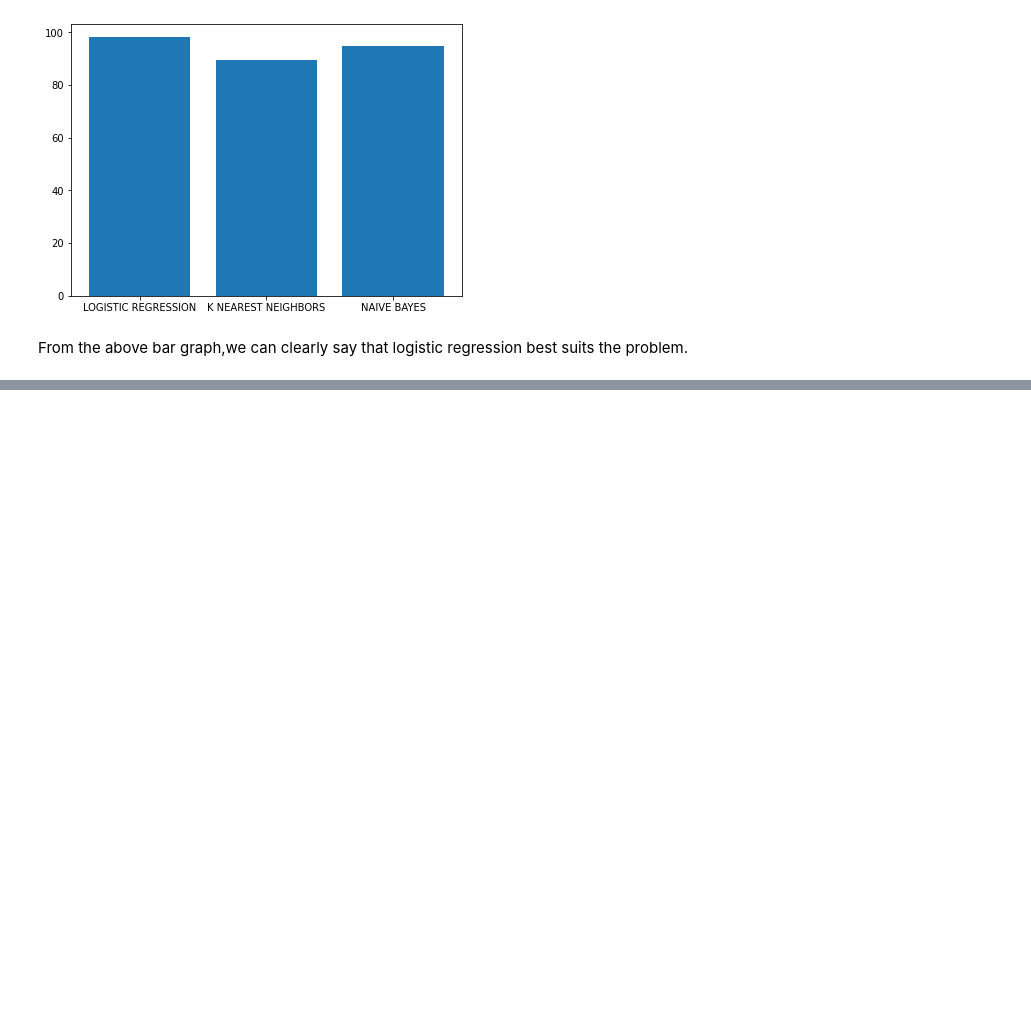
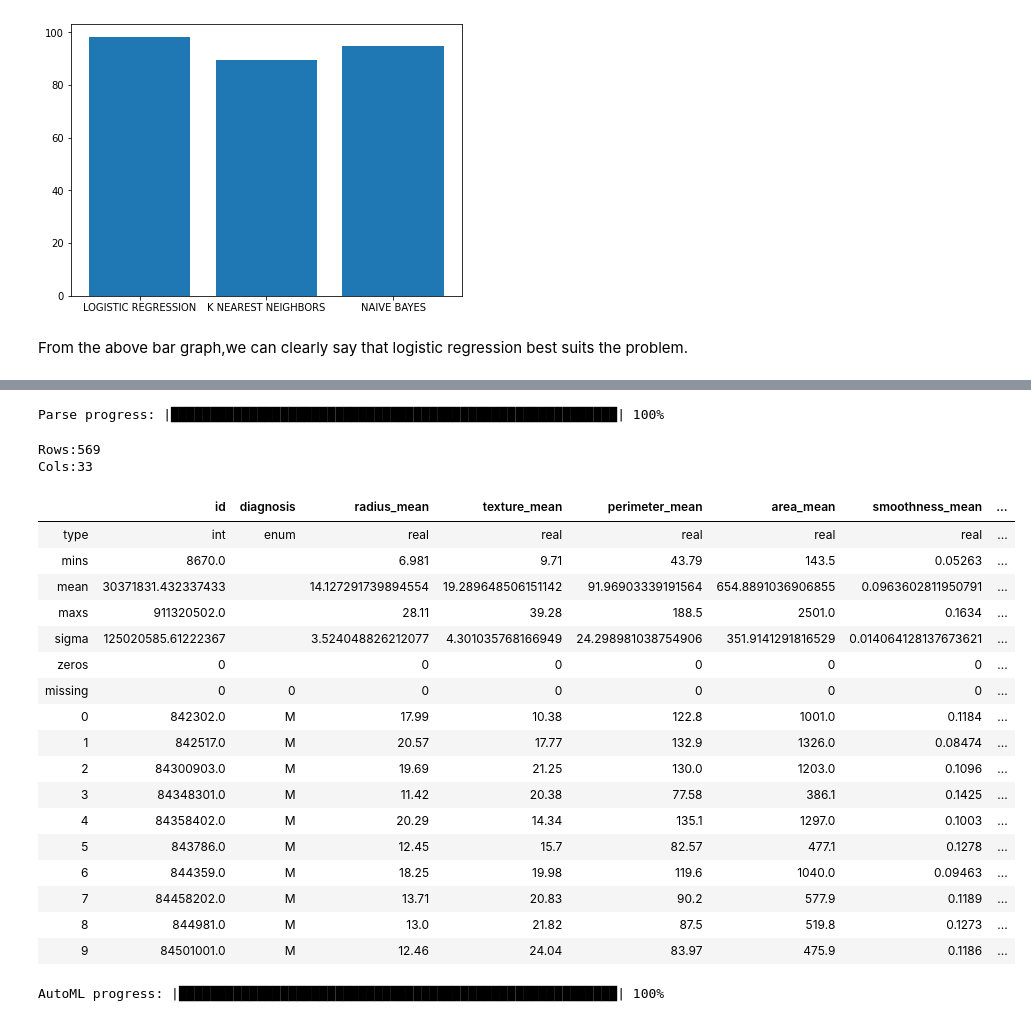
Before and after one commit to naveenvarma600/BREAST-CANCER-PREDICTION, a Jupyter notebook: breast_cancer.ipynb, the cells around one changed output, grey strips where cells are left out. Cells and saved outputs as stored; diff of their text form; code cells hidden in the pictures; blank space fills up the shorter version.

```diff
--- a/breast_cancer.ipynb
+++ b/breast_cancer.ipynb
@@ -121,0 +168,27 @@ From the above bar graph,we can clearly say that logistic regression best suits
+# %%
+x=h2o.import_file("breast_cancer_data.csv")
+# %% [output]
+Parse progress: |█████████████████████████████████████████████████████████| 100%
+# %%
+x.describe()
+# %% [output]
+Rows:569
+Cols:33
+|  | id | diagnosis | radius_mean | texture_mean | perimeter_mean | area_mean | smoothness_mean | ... |
+| type | int | enum | real | real | real | real | real | ... |
+| mins | 8670.0 |  | 6.981 | 9.71 | 43.79 | 143.5 | 0.05263 | ... |
+| mean | 30371831.432337433 |  | 14.127291739894554 | 19.289648506151142 | 91.96903339191564 | 654.8891036906855 | 0.0963602811950791 | ... |
+| maxs | 911320502.0 |  | 28.11 | 39.28 | 188.5 | 2501.0 | 0.1634 | ... |
+| sigma | 125020585.61222367 |  | 3.524048826212077 | 4.301035768166949 | 24.298981038754906 | 351.9141291816529 | 0.014064128137673621 | ... |
+| zeros | 0 |  | 0 | 0 | 0 | 0 | 0 | ... |
+| missing | 0 | 0 | 0 | 0 | 0 | 0 | 0 | ... |
+| 0 | 842302.0 | M | 17.99 | 10.38 | 122.8 | 1001.0 | 0.1184 | ... |
+| 1 | 842517.0 | M | 20.57 | 17.77 | 132.9 | 1326.0 | 0.08474 | ... |
+| 2 | 84300903.0 | M | 19.69 | 21.25 | 130.0 | 1203.0 | 0.1096 | ... |
+| 3 | 84348301.0 | M | 11.42 | 20.38 | 77.58 | 386.1 | 0.1425 | ... |
+| 4 | 84358402.0 | M | 20.29 | 14.34 | 135.1 | 1297.0 | 0.1003 | ... |
+| 5 | 843786.0 | M | 12.45 | 15.7 | 82.57 | 477.1 | 0.1278 | ... |
+| 6 | 844359.0 | M | 18.25 | 19.98 | 119.6 | 1040.0 | 0.09463 | ... |
+| 7 | 84458202.0 | M | 13.71 | 20.83 | 90.2 | 577.9 | 0.1189 | ... |
+| 8 | 844981.0 | M | 13.0 | 21.82 | 87.5 | 519.8 | 0.1273 | ... |
+| 9 | 84501001.0 | M | 12.46 | 24.04 | 83.97 | 475.9 | 0.1186 | ... |
@@ -121,0 +210,4 @@ From the above bar graph,we can clearly say that logistic regression best suits
+# %%
+automl.train(x=features,y=output,training_frame=training)
+# %% [output]
+AutoML progress: |████████████████████████████████████████████████████████| 100%
```
Also changed, not shown: parts of 17 cells of this notebook.
